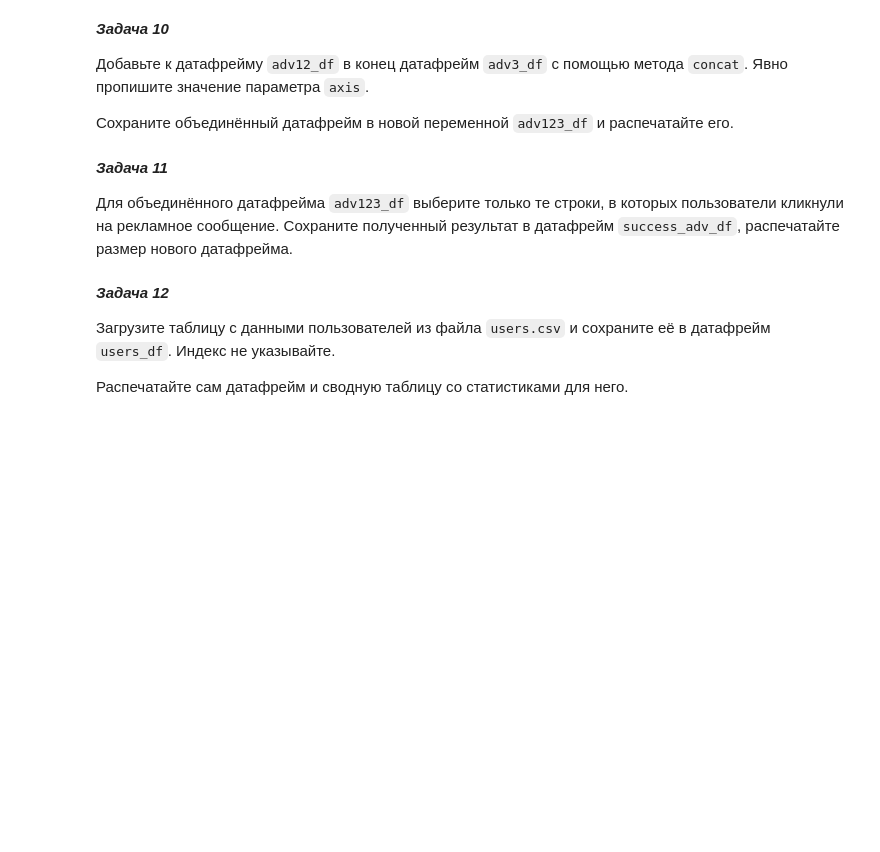
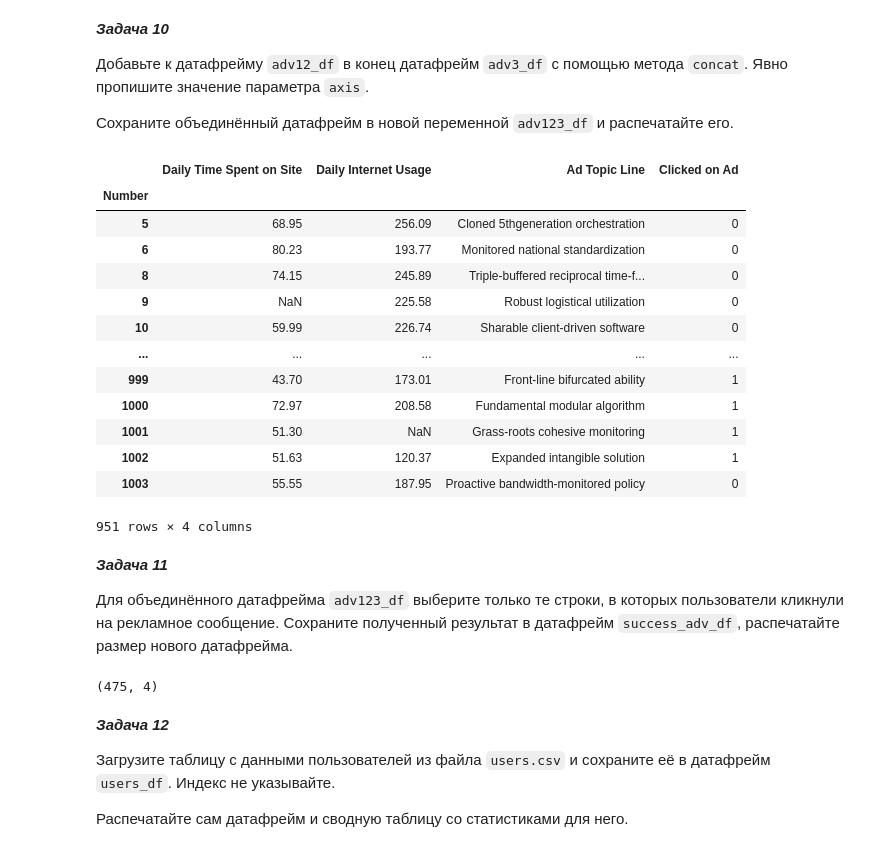
Before and after one commit to IgorKolotushkin/DS_homework, a Jupyter notebook: hw_12/12.6_Домашнее_задание.ipynb, the cells around one changed output. Drawn from its saved outputs; the diff is of its cells as text; code cells hidden in the pictures; blank space fills up the shorter version.

```diff
--- a/hw_12/12.6_Домашнее_задание.ipynb
+++ b/hw_12/12.6_Домашнее_задание.ipynb
@@ -191,0 +223,3 @@ memory usage: 15.9+ KB
+# %%
+adv3_df = pd.read_csv('advertising_3.csv', index_col='Number')
+adv3_df[['Ad Topic Line', 'Clicked on Ad']]
@@ -200,3 +247,21 @@ memory usage: 15.9+ KB
+# %%
+adv123_df = pd.concat([adv12_df, adv3_df], axis=0)
+adv123_df
+# %% [output]
+|  | Daily Time Spent on Site | Daily Internet Usage | Ad Topic Line | Clicked on Ad |
+| Number |  |  |  |  |
+| 5 | 68.95 | 256.09 | Cloned 5thgeneration orchestration | 0 |
+| 6 | 80.23 | 193.77 | Monitored national standardization | 0 |
+| 8 | 74.15 | 245.89 | Triple-buffered reciprocal time-f... | 0 |
+| 9 | NaN | 225.58 | Robust logistical utilization | 0 |
+| 10 | 59.99 | 226.74 | Sharable client-driven software | 0 |
+| ... | ... | ... | ... | ... |
+| 999 | 43.70 | 173.01 | Front-line bifurcated ability | 1 |
+| 1000 | 72.97 | 208.58 | Fundamental modular algorithm | 1 |
+| 1001 | 51.30 | NaN | Grass-roots cohesive monitoring | 1 |
+| 1002 | 51.63 | 120.37 | Expanded intangible solution | 1 |
+| 1003 | 55.55 | 187.95 | Proactive bandwidth-monitored policy | 0 |
+951 rows × 4 columns
 # %% [markdown]
 ***Задача 11***
 
@@ -206,3 +269,8 @@ memory usage: 15.9+ KB
+# %%
+success_adv_df = adv123_df[adv123_df['Clicked on Ad'] == 1]
+success_adv_df.shape
+# %% [output]
+(475, 4)
 # %% [markdown]
 ***Задача 12***
 
```
Also changed, not shown: parts of 13 cells of this notebook.
